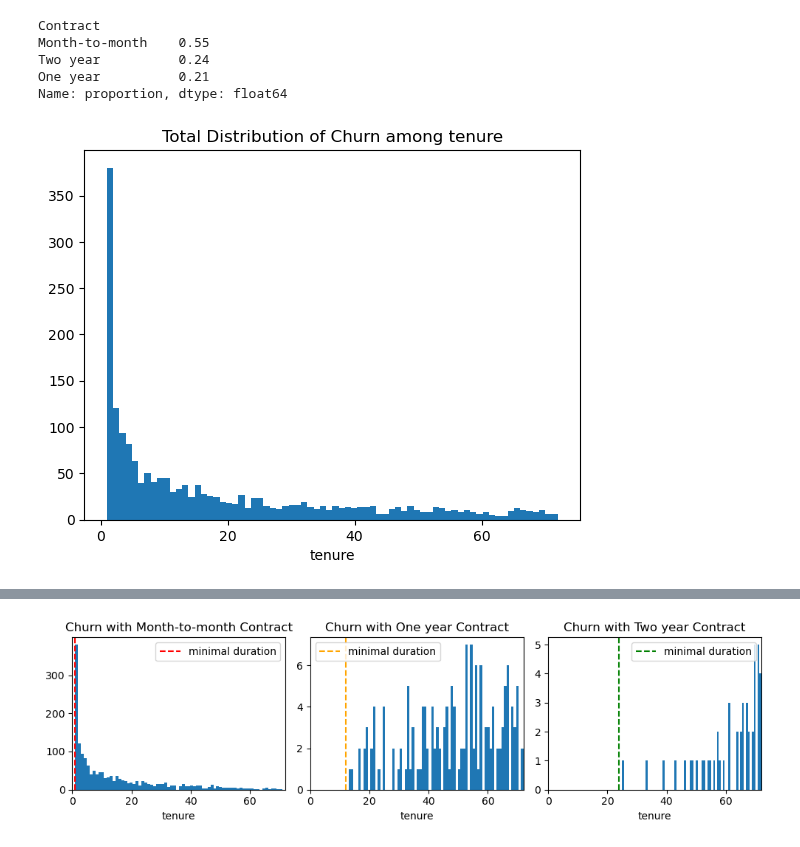
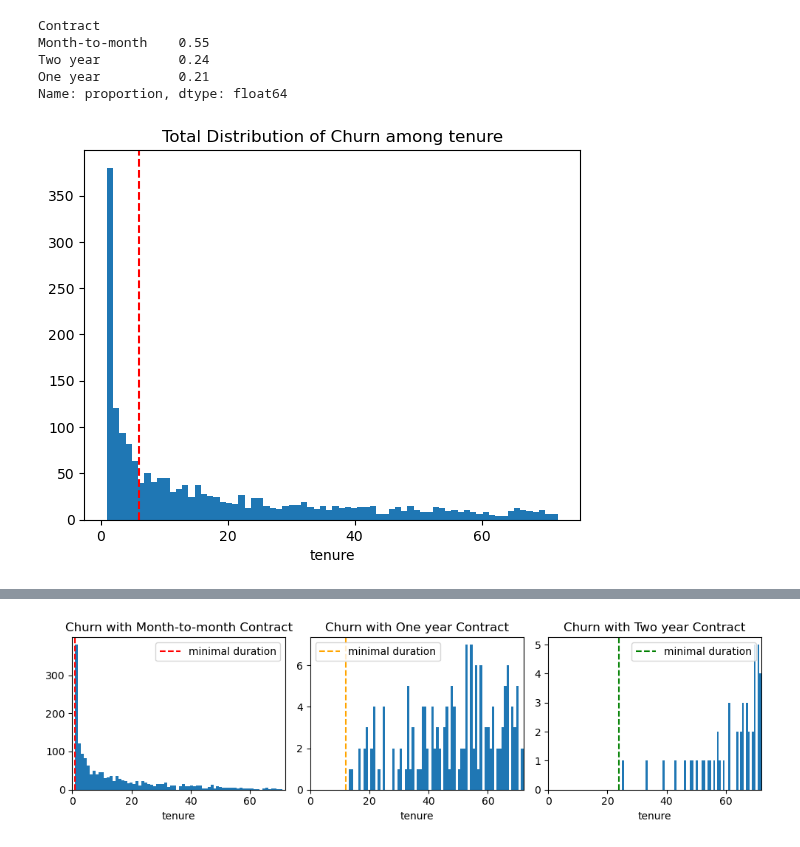
Before and after one commit to emsif84/churn_prediction, a Jupyter notebook: exploratory_data_analysis.ipynb, the cells around one changed output, grey strips where cells are left out. Saved outputs shown, nothing was run; the diff lists cells and outputs as text; code cells hidden in the pictures.

```diff
--- a/exploratory_data_analysis.ipynb
+++ b/exploratory_data_analysis.ipynb
@@ -190,11 +190,12 @@ Name: proportion, dtype: float64
 # %%
 # Distribution churn among tenure
 plt.hist(data=data[data.Churn == 'Yes'],x='tenure',bins=72)
 plt.xticks(ticks=np.arange(min(data.tenure),max(data.tenure),3))
 plt.title('Total Distribution of Churn among tenure')
 plt.xlabel('tenure')
 plt.xticks(ticks=np.arange(0,72,20))
 # plt.grid(linestyle='--')
+plt.axvline(6,linestyle='--',color='red')
 plt.show()
 # %% [output]
-[figure, old version]
+[figure, new version]
```
Also changed, not shown: parts of 3 cells of this notebook.
